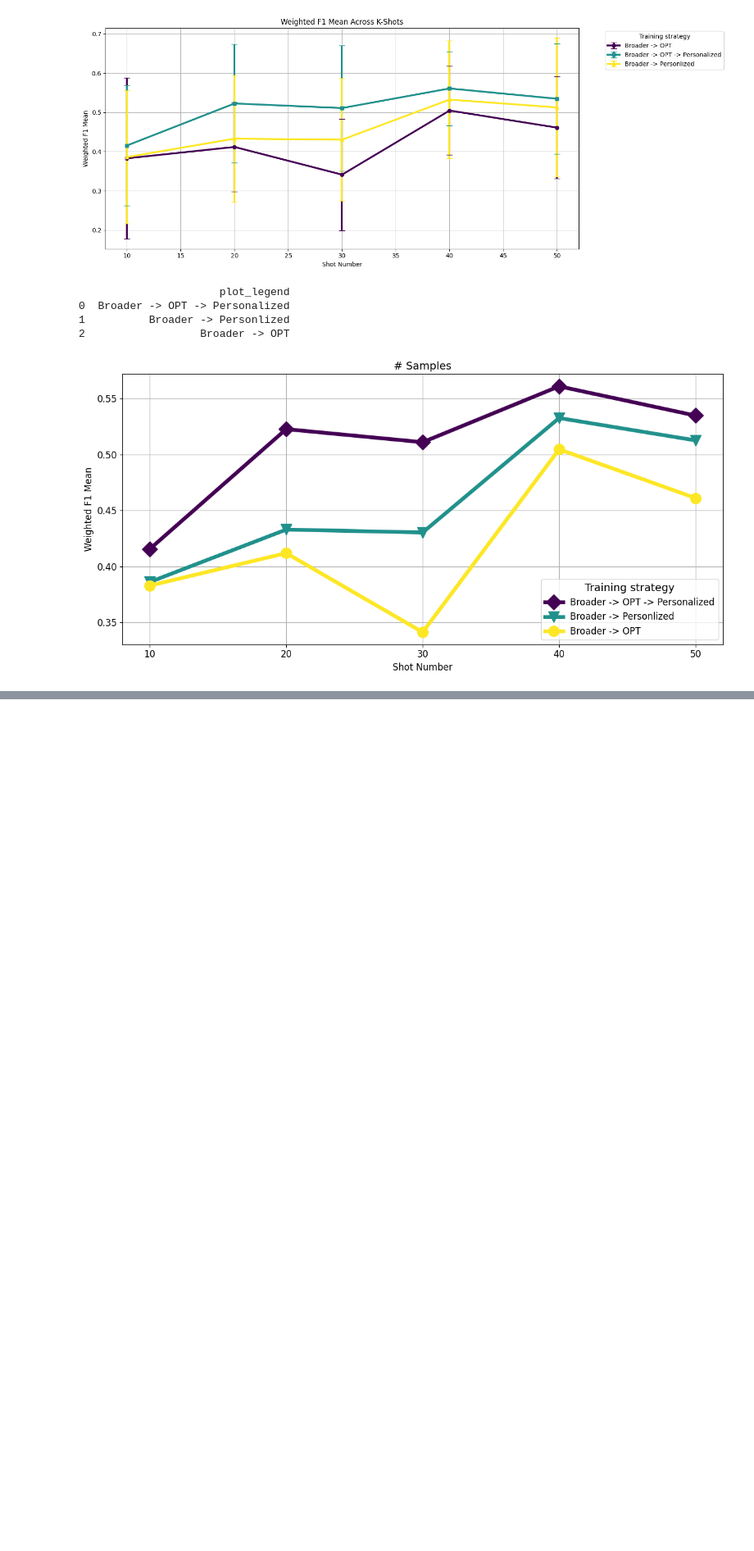
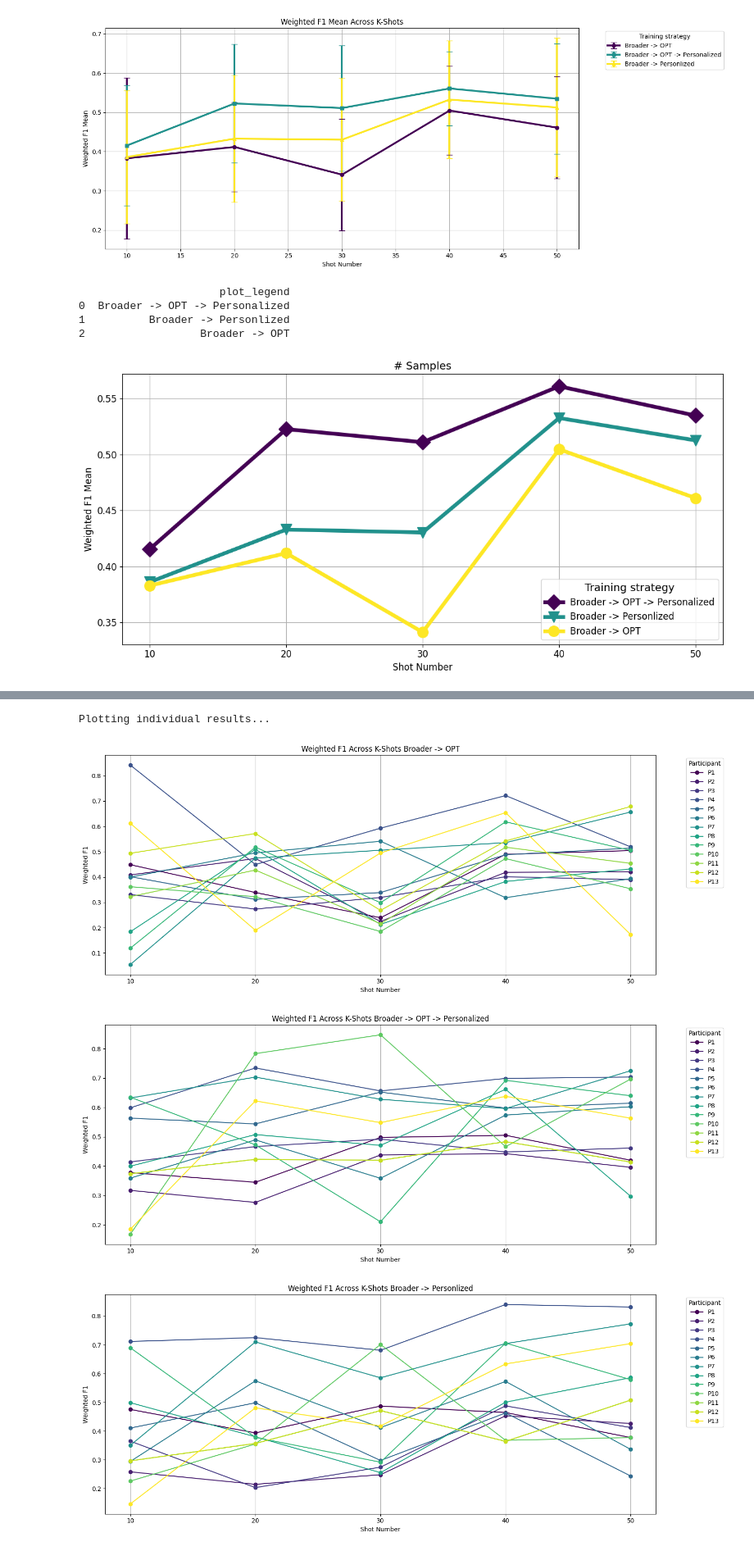
Before and after one commit to h-khayami/ssl-wearables, a Jupyter notebook: plots/K_shot.ipynb, the cells around one changed output, grey strips where cells are left out. Shown at 82% size. Drawn from its saved outputs; the diff is of its cells as text; code cells hidden in the pictures; blank space fills up the shorter version.

Commit message:
Add K-shot learning visualization for individual. Add t-SNE

```diff
--- a/plots/K_shot.ipynb
+++ b/plots/K_shot.ipynb
@@ -209,0 +267,52 @@ plt.show()
+# %%
+import matplotlib.pyplot as plt
+import numpy as np
+
+def plot_individual_results(df, metric):
+    """
+    Plot the individual results for each condition using the viridis colormap.
+    """
+    print("Plotting individual results...")
+
+    conditions = df['plot_legend'].unique()
+
+    for condition in conditions:
+        plt.figure(figsize=(15, 6))
+        condition_data = df[df['plot_legend'] == condition]
+
+        # Sort folds numerically based on the number after 'P'
+        unique_folds = sorted(
+            condition_data['fold'].unique(),
+            key=lambda x: int(x.replace('P', ''))
+        )
+
+        num_folds = len(unique_folds)
+        colors = plt.cm.viridis(np.linspace(0, 1, num_folds))
+
+        for i, fold in enumerate(unique_folds):
+            fold_data = condition_data[condition_data['fold'] == fold]
+
+            plt.plot(
+                fold_data['shot_number'],
+                fold_data[metric],
+                label=f"{fold}",
+                marker='o',
+                color=colors[i]
+            )
+
+        plt.xlabel('Shot Number')
+        plt.ylabel('Weighted F1')
+        plt.title(f'Weighted F1 Across K-Shots {condition}')
+        plt.legend(title='Participant', bbox_to_anchor=(1.05, 1), loc='upper left')
+        plt.grid(True, which='major', axis='x')
+        plt.xticks(ticks=[10, 20, 30, 40, 50])
+        plt.tight_layout()
+        plt.show()
+
+# Call the function
+plot_individual_results(df_all_individual, 'f1_weighted')
+# %% [output]
+Plotting individual results...
+[figure, added]
+[figure, added]
+[figure, added]
```
Also changed, not shown: parts of 2 cells of this notebook, 10 other files.
